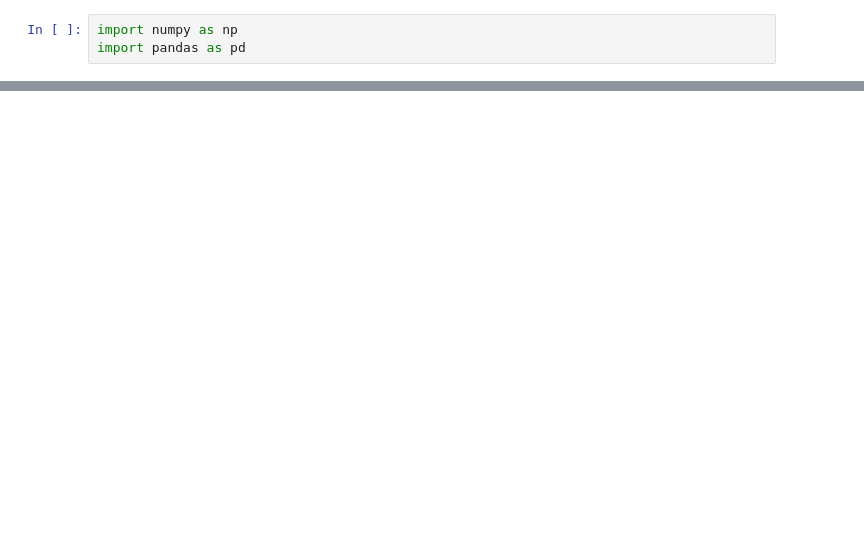
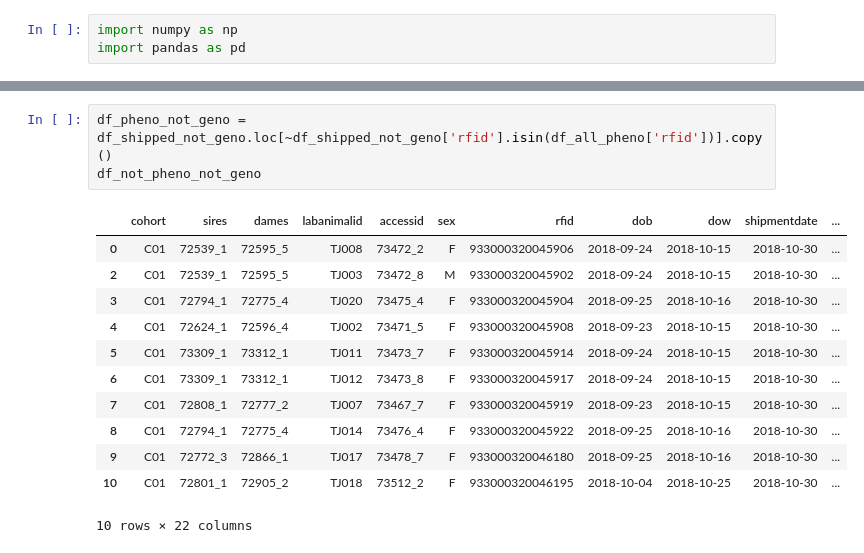
Before and after one commit to Shaezzer/PalmerLab, a Jupyter notebook: Suzanne_Mitchell_genotype_phenotype.ipynb, the cells around one changed output, grey strips where cells are left out. Saved outputs shown, nothing was run; the diff lists cells and outputs as text; blank space fills up the shorter version.

```diff
--- a/Suzanne_Mitchell_genotype_phenotype.ipynb
+++ b/Suzanne_Mitchell_genotype_phenotype.ipynb
@@ -73,0 +97,16 @@ df3
+# %%
+df_pheno_not_geno = df_shipped_not_geno.loc[~df_shipped_not_geno['rfid'].isin(df_all_pheno['rfid'])].copy()
+df_not_pheno_not_geno
+# %% [output]
+|  | cohort | sires | dames | labanimalid | accessid | sex | rfid | dob | dow | shipmentdate | ... |
+| 0 | C01 | 72539_1 | 72595_5 | TJ008 | 73472_2 | F | 933000320045906 | 2018-09-24 | 2018-10-15 | 2018-10-30 | ... |
+| 2 | C01 | 72539_1 | 72595_5 | TJ003 | 73472_8 | M | 933000320045902 | 2018-09-24 | 2018-10-15 | 2018-10-30 | ... |
+| 3 | C01 | 72794_1 | 72775_4 | TJ020 | 73475_4 | F | 933000320045904 | 2018-09-25 | 2018-10-16 | 2018-10-30 | ... |
+| 4 | C01 | 72624_1 | 72596_4 | TJ002 | 73471_5 | F | 933000320045908 | 2018-09-23 | 2018-10-15 | 2018-10-30 | ... |
+| 5 | C01 | 73309_1 | 73312_1 | TJ011 | 73473_7 | F | 933000320045914 | 2018-09-24 | 2018-10-15 | 2018-10-30 | ... |
+| 6 | C01 | 73309_1 | 73312_1 | TJ012 | 73473_8 | F | 933000320045917 | 2018-09-24 | 2018-10-15 | 2018-10-30 | ... |
+| 7 | C01 | 72808_1 | 72777_2 | TJ007 | 73467_7 | F | 933000320045919 | 2018-09-23 | 2018-10-15 | 2018-10-30 | ... |
+| 8 | C01 | 72794_1 | 72775_4 | TJ014 | 73476_4 | F | 933000320045922 | 2018-09-25 | 2018-10-16 | 2018-10-30 | ... |
+| 9 | C01 | 72772_3 | 72866_1 | TJ017 | 73478_7 | F | 933000320046180 | 2018-09-25 | 2018-10-16 | 2018-10-30 | ... |
+| 10 | C01 | 72801_1 | 72905_2 | TJ018 | 73512_2 | F | 933000320046195 | 2018-10-04 | 2018-10-25 | 2018-10-30 | ... |
+10 rows × 22 columns
```
Also changed, not shown: parts of 17 cells of this notebook.
